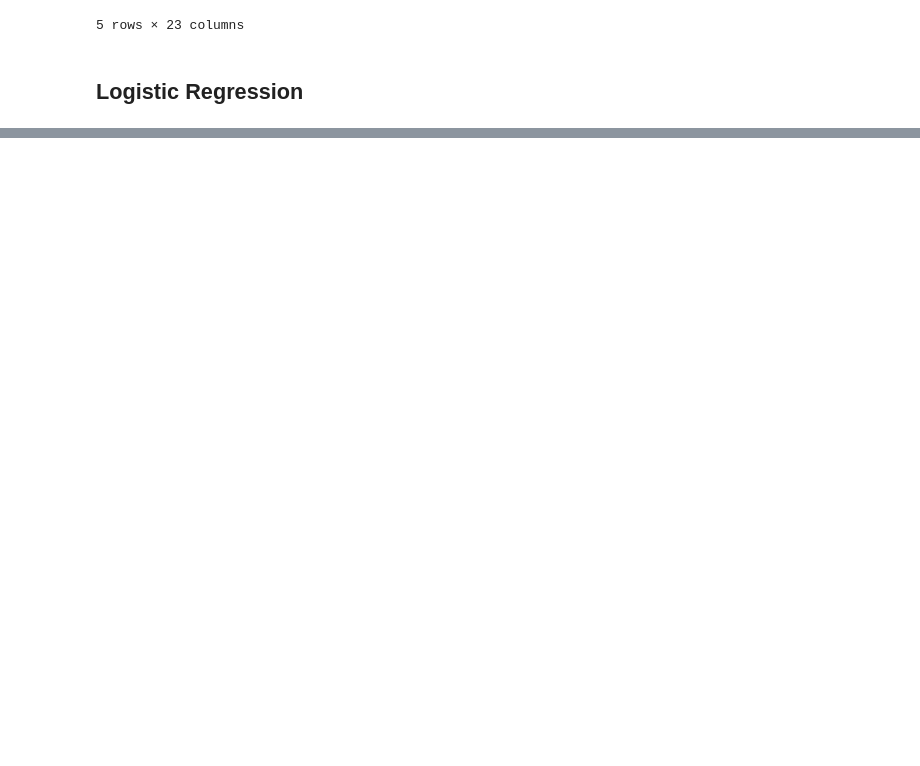
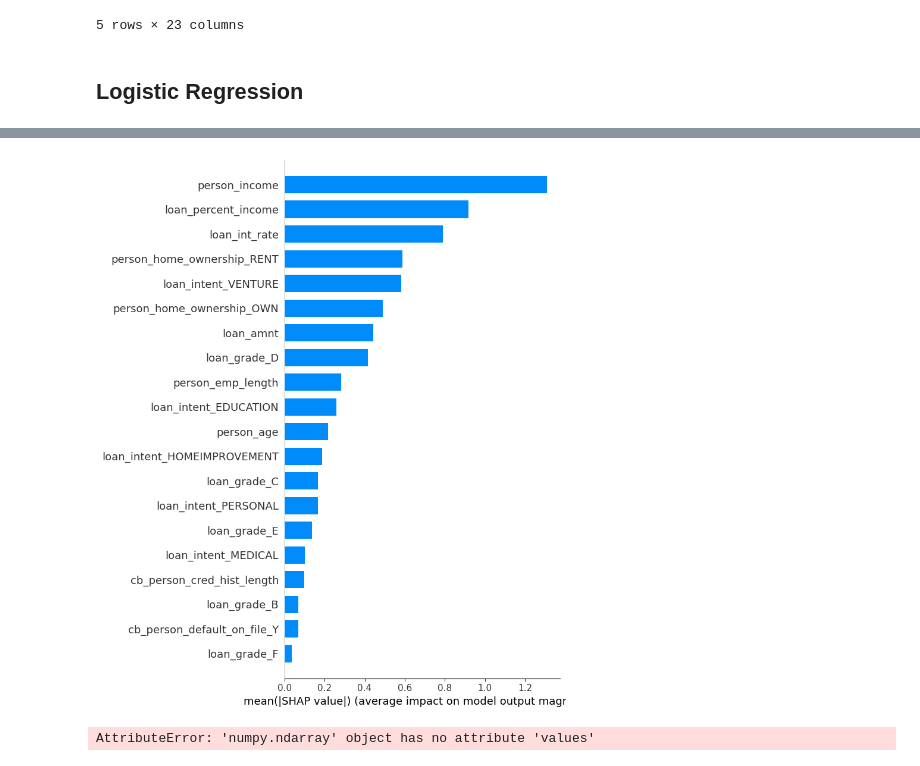
Before and after one commit to mfearing1234/Data_science_model_builds, a Jupyter notebook: Credit Risk Analysis/credit_risk_analysis.ipynb, the cells around one changed output, grey strips where cells are left out. Saved outputs shown, nothing was run; the diff lists cells and outputs as text; code cells hidden in the pictures; blank space fills up the shorter version.

```diff
--- a/Credit Risk Analysis/credit_risk_analysis.ipynb
+++ b/Credit Risk Analysis/credit_risk_analysis.ipynb
@@ -179,0 +327,11 @@ print(confusion_matrix(y_test, y_pred))
+# %%
+#Shapley values for interpretability
+import shap
+explainer = shap.TreeExplainer(xgb_model)
+shap_values = explainer.shap_values(X_test)
+shap.summary_plot(shap_values, X_test, plot_type="bar")
+#Show the heat map of SHAP values to visualize the contribution of each feature for individual predictions
+shap.heatmap_plot(shap_values, X_test)
+# %% [output]
+[figure, added]
+AttributeError: 'numpy.ndarray' object has no attribute 'values'
```
Also changed, not shown: parts of 9 cells of this notebook.
